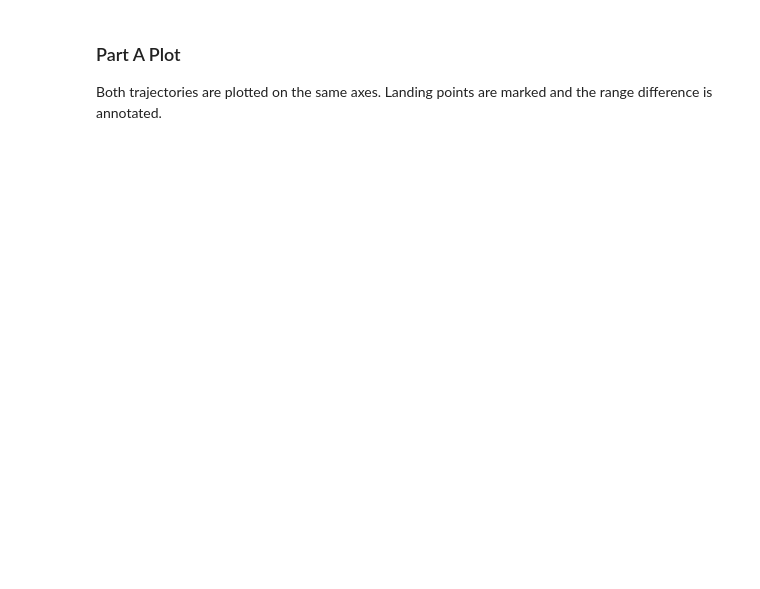
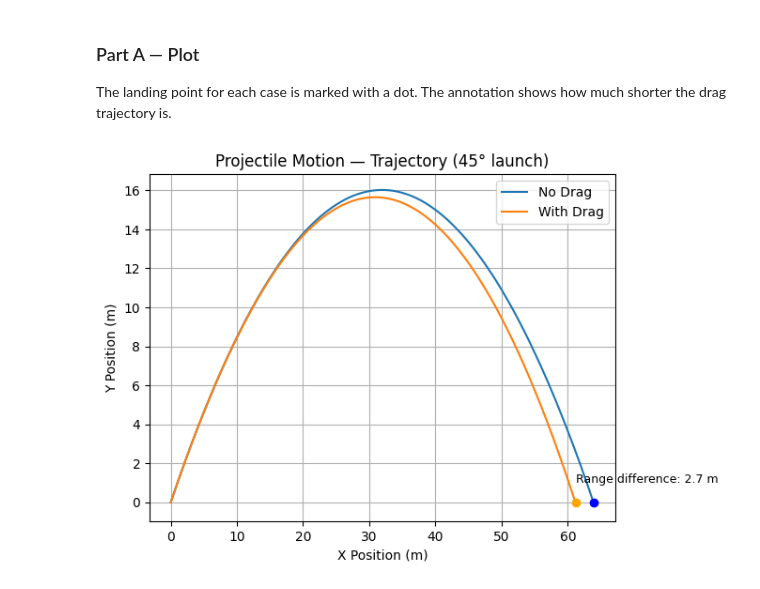
Before and after one commit to liamnester97/engineering-refreshers-Summer2026, a Jupyter notebook: P4-ProjecttileMotion/P4-ProjecttileMotion.ipynb, the cells around one changed output. Cells and saved outputs as stored; diff of their text form; code cells hidden in the pictures; blank space fills up the shorter version.

```diff
--- a/P4-ProjecttileMotion/P4-ProjecttileMotion.ipynb
+++ b/P4-ProjecttileMotion/P4-ProjecttileMotion.ipynb
@@ -138,21 +211,23 @@ while y_pos >= 0:           # run until projectile hits the ground
 
 A_IDEAL_MATRIX = np.array(A_IDEAL_MATRIX)
 # %% [markdown]
-### Part A Plot
-Both trajectories are plotted on the same axes. Landing points are marked and the range difference is annotated.
+### Part A — Plot
+The landing point for each case is marked with a dot. The annotation shows how much shorter the drag trajectory is.
 # %%
-drag_range = A_DRAG_MATRIX[-1, 1]       # x position at last recorded step = landing point
+drag_range = A_DRAG_MATRIX[-1, 1]       # x at the last recorded step = landing point
 ideal_range = A_IDEAL_MATRIX[-1, 1]
-range_diff = ideal_range - drag_range   # how much further the ideal case travels
+range_diff = ideal_range - drag_range   # how much farther the ideal case travels
 
-plt.plot(A_IDEAL_MATRIX[:, 1], A_IDEAL_MATRIX[:, 2], label='No Drag')   # column 1 = x, column 2 = y
+plt.plot(A_IDEAL_MATRIX[:, 1], A_IDEAL_MATRIX[:, 2], label='No Drag')   # col 1 = x, col 2 = y
 plt.plot(A_DRAG_MATRIX[:, 1], A_DRAG_MATRIX[:, 2], label='With Drag')
 plt.scatter([ideal_range], [0], color='blue', zorder=5)     # mark ideal landing point
 plt.scatter([drag_range], [0], color='orange', zorder=5)    # mark drag landing point
 plt.annotate(f'Range difference: {range_diff:.1f} m', xy=(drag_range, 1), fontsize=9)
-plt.title('Projectile Motion — Trajectory')
+plt.title('Projectile Motion — Trajectory (45° launch)')
 plt.xlabel('X Position (m)')
 plt.ylabel('Y Position (m)')
 plt.legend()
 plt.grid(True)
 plt.show()
+# %% [output]
+[figure, added]
```
Also changed, not shown: parts of 19 cells of this notebook.
